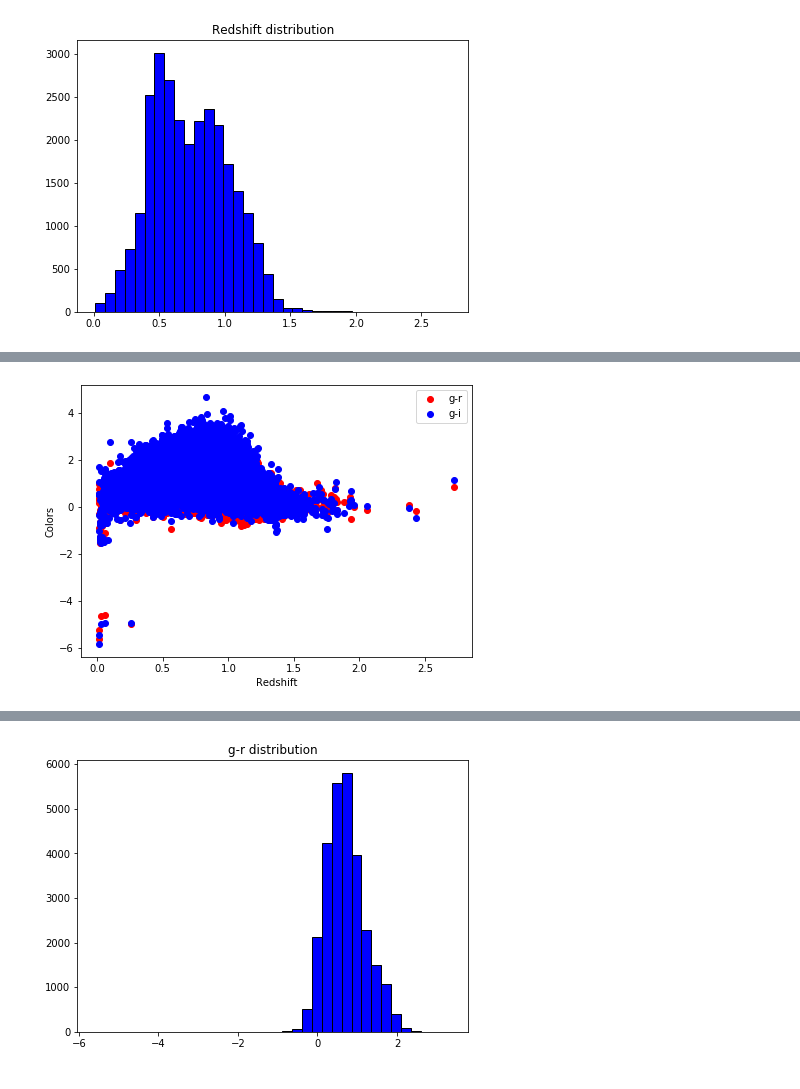
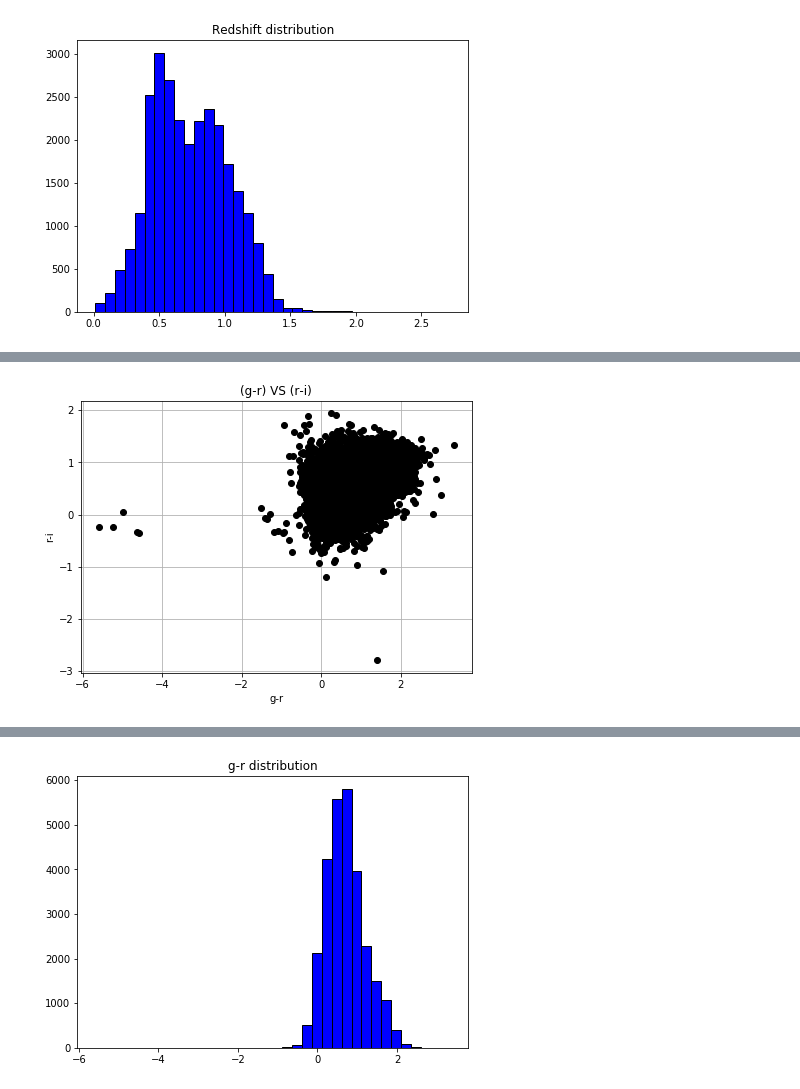
Before and after one commit to JimenaGonzalez/Simulations-Double-Source-Gravitational-Lensing, a Jupyter notebook: color_distribution/ColorDistribution.ipynb, the cells around one changed output, grey strips where cells are left out. Cells and saved outputs as stored; diff of their text form; code cells hidden in the pictures.

Commit message:
graphs of distribution and function for colors

```diff
--- a/color_distribution/ColorDistribution.ipynb
+++ b/color_distribution/ColorDistribution.ipynb
@@ -15,8 +16,6 @@ colors.head()
 # %%
-colors = colors[colors['DNF_ZMEAN_MOF'] > 0.01]
-colors = colors[colors['MAG_PSF_G'] < 30.]
-colors = colors[colors['MAG_PSF_R'] < 30.]
-colors = colors[colors['MAG_PSF_I'] < 30.]
+colors = colors[colors['DNF_ZMEAN_MOF'] > 0.01] #When there is no data z<0
+colors = colors[colors['MAG_PSF_G'] < 30.] [colors['MAG_PSF_R'] < 30.] [colors['MAG_PSF_I'] < 30.] #decent magnitude
 # Redshift distribution
 plt.figure(figsize=(7,5))
 plt.title('Redshift distribution')
@@ -25,7 +24,7 @@ plt.show()
 # %% [output]
 [figure]
 # %%
-colors['g_r'] = colors['MAG_PSF_G'] - colors['MAG_PSF_R']
-colors['g_i'] = colors['MAG_PSF_G'] - colors['MAG_PSF_I']
+colors['g_r'] = colors['MAG_PSF_G'] - colors['MAG_PSF_R'] # g-r color
+colors['r_i'] = colors['MAG_PSF_R'] - colors['MAG_PSF_I'] # r-i color
 colors.head()
 # %% [output]
@@ -38,10 +66,10 @@ colors.head()
 # %%
 plt.figure(figsize=(7,5))
-plt.plot(colors['DNF_ZMEAN_MOF'], colors['g_r'], 'ro', label='g-r')
-plt.plot(colors['DNF_ZMEAN_MOF'], colors['g_i'], 'bo', label='g-i')
-plt.xlabel('Redshift')
-plt.ylabel('Colors')
-plt.legend()
+plt.plot(colors['g_r'], colors['r_i'], 'ko')
+plt.title('(g-r) VS (r-i)')
+plt.xlabel('g-r')
+plt.ylabel('r-i')
+plt.grid()
 plt.show()
 # %% [output]
-[figure, old version]
+[figure, new version]
```
Also changed, not shown: parts of 11 cells of this notebook.
